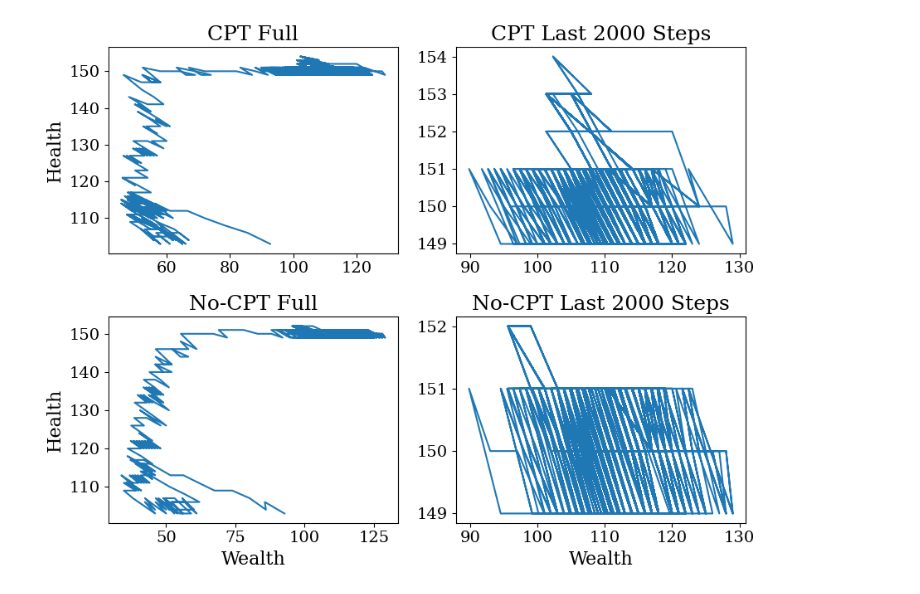
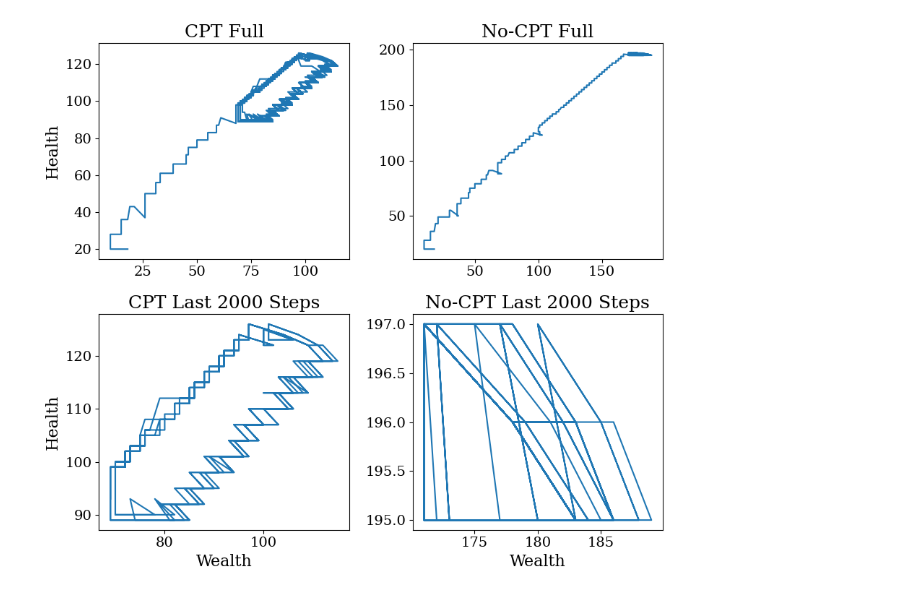
Before and after one commit to charlesaugdupont/cognitive-biases-endogenous-volatility, a Jupyter notebook: CPT_vs_NOCPT.ipynb, the cells around one changed output. Drawn from its saved outputs; the diff is of its cells as text; code cells hidden in the pictures.

```diff
--- a/CPT_vs_NOCPT.ipynb
+++ b/CPT_vs_NOCPT.ipynb
@@ -75,8 +89,8 @@ alpha = res["params"]["alpha"]
 P_H_decrease = res["params"]["P_H_decrease"]
 P_H_increase = res["params"]["P_H_increase"]
 
-w_init = 100
-h_init = 100
+w_init = 20
+h_init = 20
 
 cpt_agent = (w_init, h_init)
 cpt_util = [utility(w_init, h_init, alpha)]
@@ -101,7 +115,7 @@ for s in tqdm(range(num_steps)):
     health_delta = compute_health_delta(h)
 
     if cpt_decision == 1 and w > invest_cost:
-        new_w = compute_new_wealth(w-invest_cost, A, utility(w-invest_cost, h, alpha))
+        new_w = compute_new_wealth(w-invest_cost, A, utility(w-invest_cost, h, alpha), 200)
         new_h = h
         if RN < P_H_increase:
             new_h = min(h + health_delta, 200)
@@ -109,7 +123,7 @@ for s in tqdm(range(num_steps)):
         cpt_util.append(utility(new_w, new_h, alpha))
         cpt_pos.append(cpt_agent)
     else:
-        new_w = compute_new_wealth(w, A, utility(w, h, alpha))
+        new_w = compute_new_wealth(w, A, utility(w, h, alpha), 200)
         new_h = h
         if RN < P_H_decrease:
             new_h = max(1, h - health_delta)
@@ -126,7 +140,7 @@ for s in tqdm(range(num_steps)):
     health_delta = compute_health_delta(h)
 
     if nocpt_decision == 1 and w > invest_cost:
-        new_w = compute_new_wealth(w-invest_cost, A, utility(w-invest_cost, h, alpha))
+        new_w = compute_new_wealth(w-invest_cost, A, utility(w-invest_cost, h, alpha), 200)
         new_h = h
         if RN < P_H_increase:
             new_h = min(h + health_delta, 200)
@@ -134,7 +148,7 @@ for s in tqdm(range(num_steps)):
         nocpt_util.append(utility(new_w, new_h, alpha))
         nocpt_pos.append(nocpt_agent)
     else:
-        new_w = compute_new_wealth(w, A, utility(w, h, alpha))
+        new_w = compute_new_wealth(w, A, utility(w, h, alpha), 200)
         new_h = h
         if RN < P_H_decrease:
             new_h = max(1, h - health_delta)
@@ -142,31 +156,31 @@ for s in tqdm(range(num_steps)):
         nocpt_util.append(utility(new_w, new_h, alpha))
         nocpt_pos.append(nocpt_agent)
 # %%
-fig, axs = plt.subplots(2, 2, figsize=(9,7))
+fig, axs = plt.subplots(2, 2, figsize=(9,8))
 
 timesteps = [num_steps, 2000]
 
 for j, t in enumerate(timesteps):
     for i, arr in enumerate([cpt_pos, nocpt_pos]):
-        axs[i][j].plot(
+        axs[j][i].plot(
             [x[0] for x in arr[-t:]],
             [x[1] for x in arr[-t:]],
         )
 
 axs[0][0].set_ylabel("Health")
 axs[1][0].set_ylabel("Health")
 axs[1][0].set_xlabel("Wealth")
 axs[1][1].set_xlabel("Wealth")
 
 axs[0][0].set_title("CPT Full")
-axs[0][1].set_title(f"CPT Last {timesteps[-1]} Steps")
-axs[1][0].set_title("No-CPT Full")
+axs[1][0].set_title(f"CPT Last {timesteps[-1]} Steps")
+axs[0][1].set_title("No-CPT Full")
 axs[1][1].set_title(f"No-CPT Last {timesteps[-1]} Steps")
 
 fig.tight_layout()
 plt.show()
 # %% [output]
-[figure, old version]
+[figure, new version]
 # %%
 plt.plot(cpt_util, alpha=0.8, label="CPT", color="dodgerblue")
 plt.plot(nocpt_util, alpha=0.8, label="No CPT", color="crimson")
```
Also changed, not shown: parts of 7 cells of this notebook, 5 other files.
